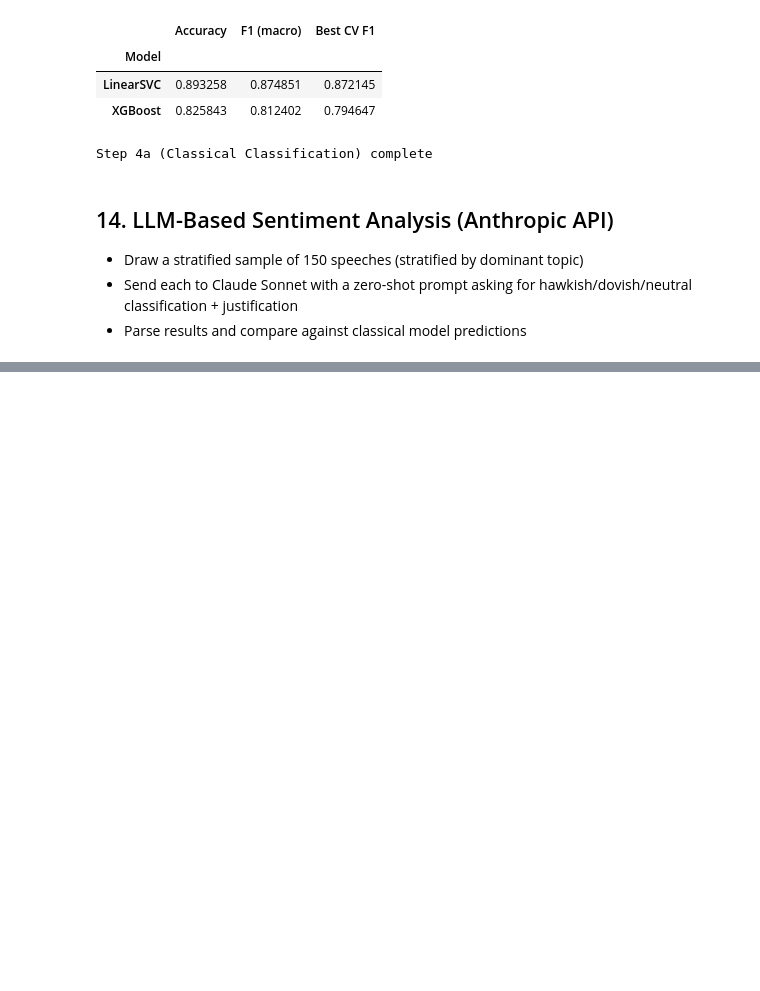
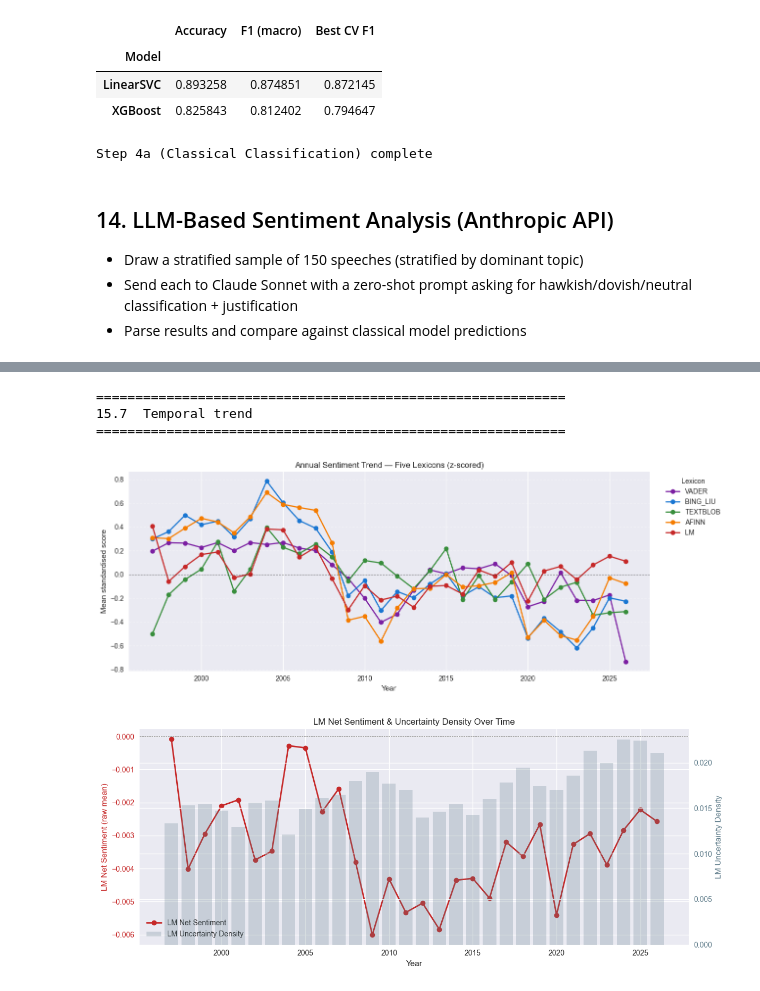
Before and after one commit to maximiliansteinecon/NLP_ECB_SPEECHES, a Jupyter notebook: ecb_speeches_full_project.ipynb, the cells around one changed output, grey strips where cells are left out. Saved outputs shown, nothing was run; the diff lists cells and outputs as text; code cells hidden in the pictures; blank space fills up the shorter version.

Commit message:
Extra sentiment analysis section - lexicon based bc I dont know about the LLM one that much but if we want to add it, we can just move this to the appendix

```diff
--- a/ecb_speeches_full_project.ipynb
+++ b/ecb_speeches_full_project.ipynb
@@ -1616,0 +1841,77 @@ print("\n=== Pipeline complete ===")
+# %%
+# 15.6  Score normalisation
+# Different lexicons produce scores on different scales.  We standardize each
+# to zero mean and unit variance (z-score) so that cross-lexicon comparisons
+# and the correlation matrix are not driven by scale differences.
+
+SCORE_COLS = {
+    "vader":    "vader_score",
+    "bing_liu": "bing_liu_score",
+    "textblob": "textblob_polarity",
+    "afinn":    "afinn_score",
+    "lm":       "lm_net",
+}
+
+scaler = StandardScaler()
+for label, col in SCORE_COLS.items():
+    df_exp[f"{label}_z"] = scaler.fit_transform(df_exp[[col]])
+
+Z_COLS = [f"{k}_z" for k in SCORE_COLS]  # shorthand list used in plots below
+# %%
+# 15.7  Temporal trend — annual mean sentiment per lexicon
+# Annual averages reveal how ECB communication tone evolved across monetary
+# policy phases (dot-com bust, GFC, sovereign debt crisis, COVID, hiking cycle).
+
+print("\n" + "=" * 60)
+print("15.7  Temporal trend")
+print("=" * 60)
+
+df_exp["year"] = df_exp["date"].dt.year
+annual = df_exp.groupby("year")[Z_COLS].mean()
+
+fig, ax = plt.subplots(figsize=(13, 5))
+for label, z_col in zip(SCORE_COLS.keys(), Z_COLS):
+    ax.plot(annual.index, annual[z_col],
+            marker="o", linewidth=1.8,
+            color=SENT_COLORS[label], label=label.upper())
+
+ax.axhline(0, color="black", linewidth=0.8, linestyle="--", alpha=0.5)
+ax.set_xlabel("Year")
+ax.set_ylabel("Mean standardised score")
+ax.set_title("Annual Sentiment Trend — Five Lexicons (z-scored)")
+ax.legend(title="Lexicon", bbox_to_anchor=(1.02, 1), loc="upper left")
+ax.grid(axis="y", linestyle="--", alpha=0.4)
+plt.tight_layout()
+plt.show()
+
+# Focus plot: LM net sentiment + LM uncertainty (most informative for ECB)
+fig, ax1 = plt.subplots(figsize=(12, 5))
+ax2 = ax1.twinx()
+
+annual_lm = df_exp.groupby("year")[["lm_net", "lm_uncertainty"]].mean()
+
+ax1.plot(annual_lm.index, annual_lm["lm_net"],
+         color=SENT_COLORS["lm"], marker="o", linewidth=2, label="LM Net Sentiment")
+ax1.axhline(0, color="grey", linewidth=0.6, linestyle="--")
+ax1.set_ylabel("LM Net Sentiment (raw mean)", color=SENT_COLORS["lm"])
+ax1.tick_params(axis="y", labelcolor=SENT_COLORS["lm"])
+
+ax2.bar(annual_lm.index, annual_lm["lm_uncertainty"],
+        alpha=0.25, color="#607D8B", label="LM Uncertainty Density")
+ax2.set_ylabel("LM Uncertainty Density", color="#607D8B")
+ax2.tick_params(axis="y", labelcolor="#607D8B")
+
+lines1, labels1 = ax1.get_legend_handles_labels()
+lines2, labels2 = ax2.get_legend_handles_labels()
+ax1.legend(lines1 + lines2, labels1 + labels2, loc="lower left")
+
+ax1.set_title("LM Net Sentiment & Uncertainty Density Over Time")
+ax1.set_xlabel("Year")
+fig.tight_layout()
+plt.show()
+# %% [output]
+============================================================
+15.7  Temporal trend
+============================================================
+[figure, added]
+[figure, added]
```
Also changed, not shown: parts of 16 cells of this notebook.
